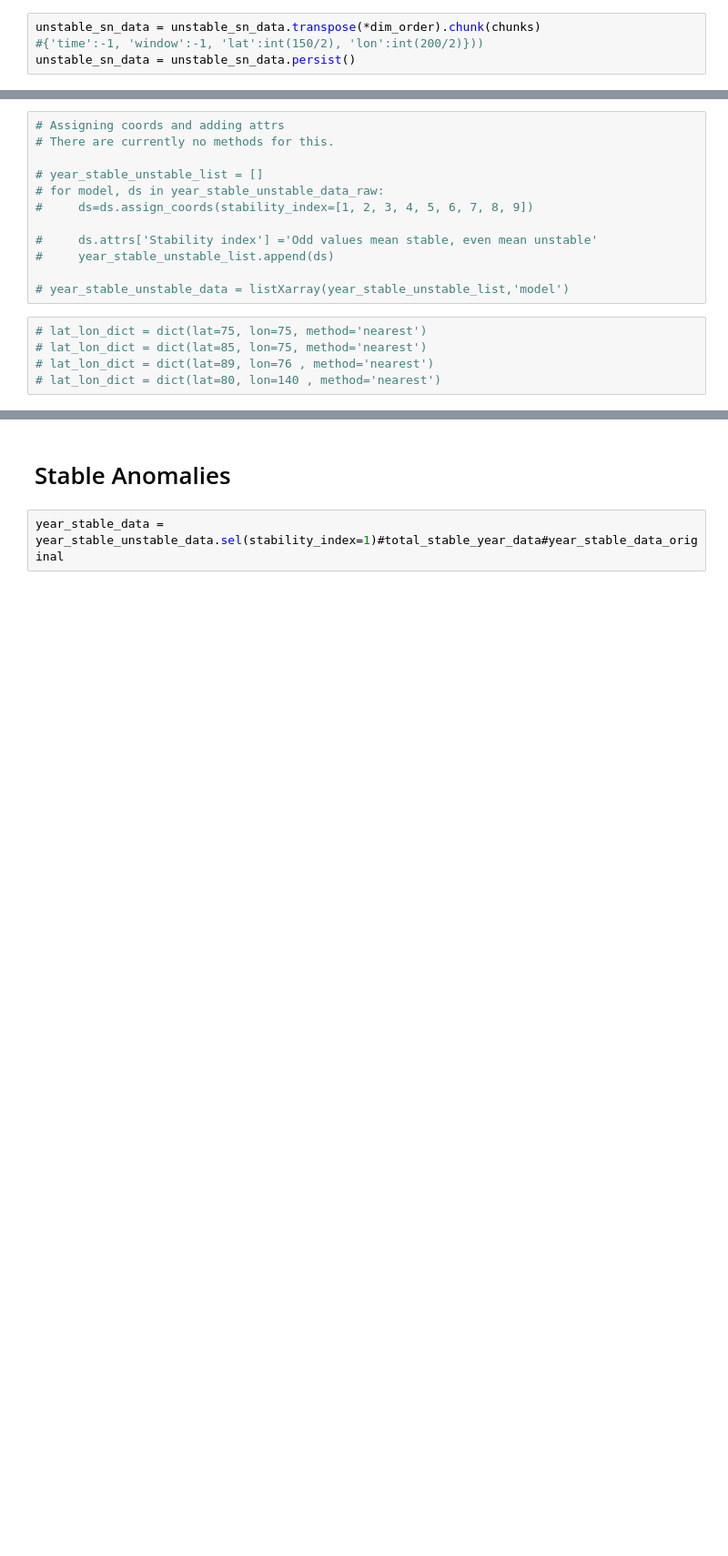
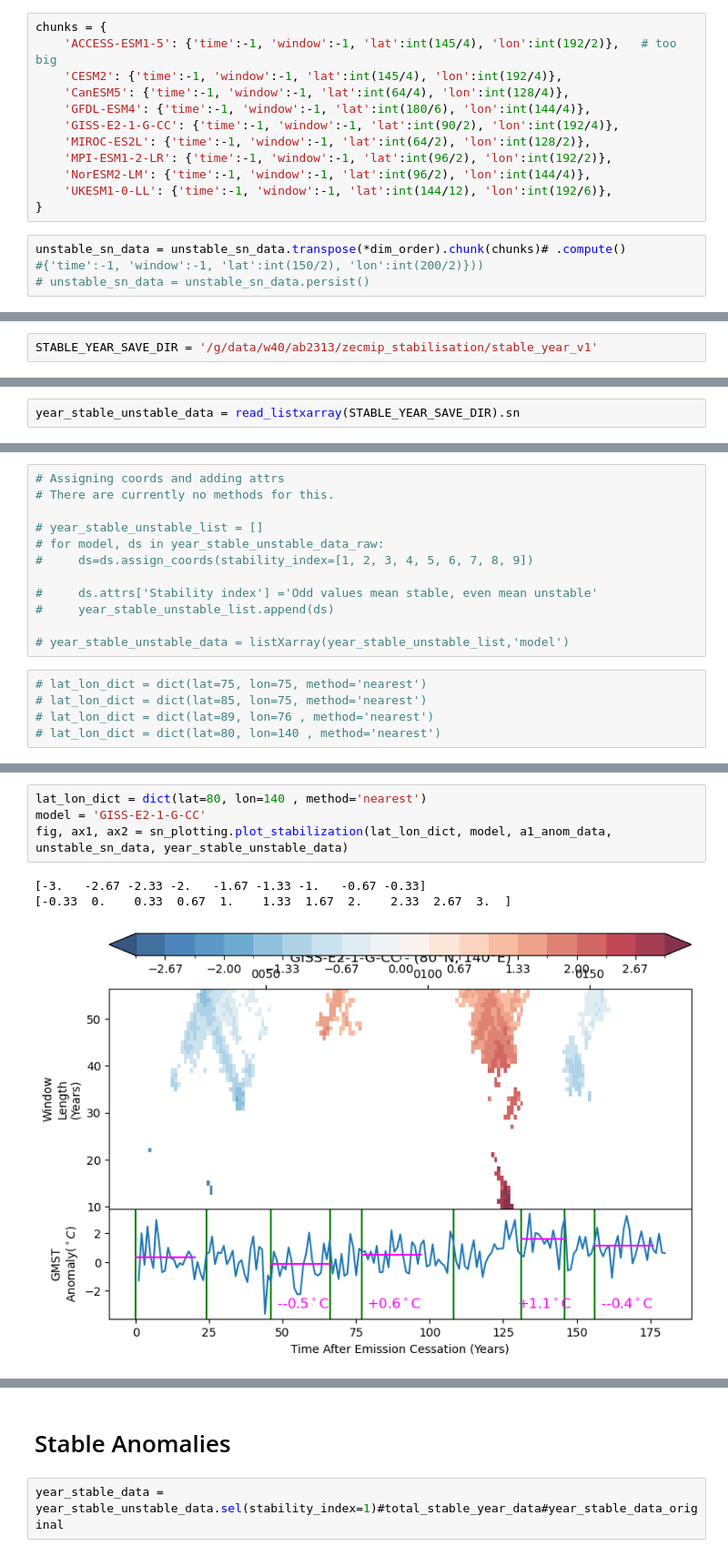
Before and after one commit to alexborowiak/zecmip_stabilisation, a Jupyter notebook: 01_top_regional_stability_explore_stabilisation_all_window_methods_v3_unstacked_2.ipynb, the cells around one changed output, grey strips where cells are left out. Shown at 91% size. Saved outputs shown, nothing was run; the diff lists cells and outputs as text; blank space fills up the shorter version.

```diff
--- a/01_top_regional_stability_explore_stabilisation_all_window_methods_v3_unstacked_2.ipynb
+++ b/01_top_regional_stability_explore_stabilisation_all_window_methods_v3_unstacked_2.ipynb
@@ -765,4 +788,16 @@ chunks = {
+# %%
+chunks = {
+    'ACCESS-ESM1-5': {'time':-1, 'window':-1, 'lat':int(145/4), 'lon':int(192/2)},   # too big
+    'CESM2': {'time':-1, 'window':-1, 'lat':int(145/4), 'lon':int(192/4)},
+    'CanESM5': {'time':-1, 'window':-1, 'lat':int(64/4), 'lon':int(128/4)},
+    'GFDL-ESM4': {'time':-1, 'window':-1, 'lat':int(180/6), 'lon':int(144/4)},
+    'GISS-E2-1-G-CC': {'time':-1, 'window':-1, 'lat':int(90/2), 'lon':int(192/4)},
+    'MIROC-ES2L': {'time':-1, 'window':-1, 'lat':int(64/2), 'lon':int(128/2)},
+    'MPI-ESM1-2-LR': {'time':-1, 'window':-1, 'lat':int(96/2), 'lon':int(192/2)},
+    'NorESM2-LM': {'time':-1, 'window':-1, 'lat':int(96/2), 'lon':int(144/4)},
+    'UKESM1-0-LL': {'time':-1, 'window':-1, 'lat':int(144/12), 'lon':int(192/6)},
+}
 # %%
-unstable_sn_data = unstable_sn_data.transpose(*dim_order).chunk(chunks)
+unstable_sn_data = unstable_sn_data.transpose(*dim_order).chunk(chunks)# .compute()
 #{'time':-1, 'window':-1, 'lat':int(150/2), 'lon':int(200/2)}))
-unstable_sn_data = unstable_sn_data.persist()
+# unstable_sn_data = unstable_sn_data.persist()
@@ -799,0 +889,2 @@ dim_order
+# %%
+STABLE_YEAR_SAVE_DIR = '/g/data/w40/ab2313/zecmip_stabilisation/stable_year_v1'
@@ -833,0 +953,2 @@ year_stable_unstable_data
+# %%
+year_stable_unstable_data = read_listxarray(STABLE_YEAR_SAVE_DIR).sn
@@ -940,3 +1214,11 @@ unstable_sn_data[model].sel(**lat_lon_dict).plot(y='window')
+# %%
+lat_lon_dict = dict(lat=80, lon=140 , method='nearest')
+model = 'GISS-E2-1-G-CC'
+fig, ax1, ax2 = sn_plotting.plot_stabilization(lat_lon_dict, model, a1_anom_data, unstable_sn_data, year_stable_unstable_data)
+# %% [output]
+[-3.   -2.67 -2.33 -2.   -1.67 -1.33 -1.   -0.67 -0.33]
+[-0.33  0.    0.33  0.67  1.    1.33  1.67  2.    2.33  2.67  3.  ]
+[figure, added]
 # %%
 lat_lon_dict = dict(lat=80, lon=140 , method='nearest')
 model = 'ACCESS-ESM1-5'
```
Also changed, not shown: parts of 78 cells of this notebook, 1 other file.
